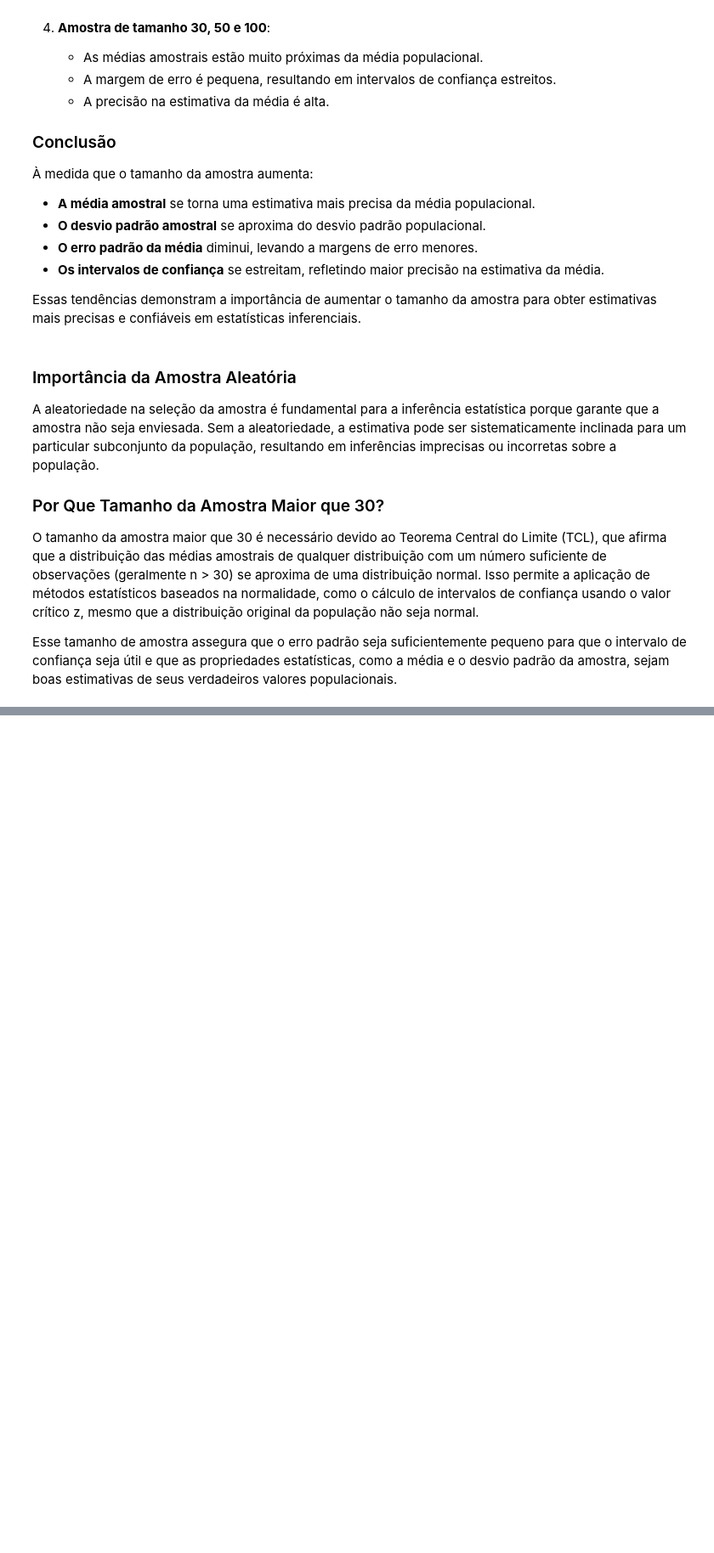
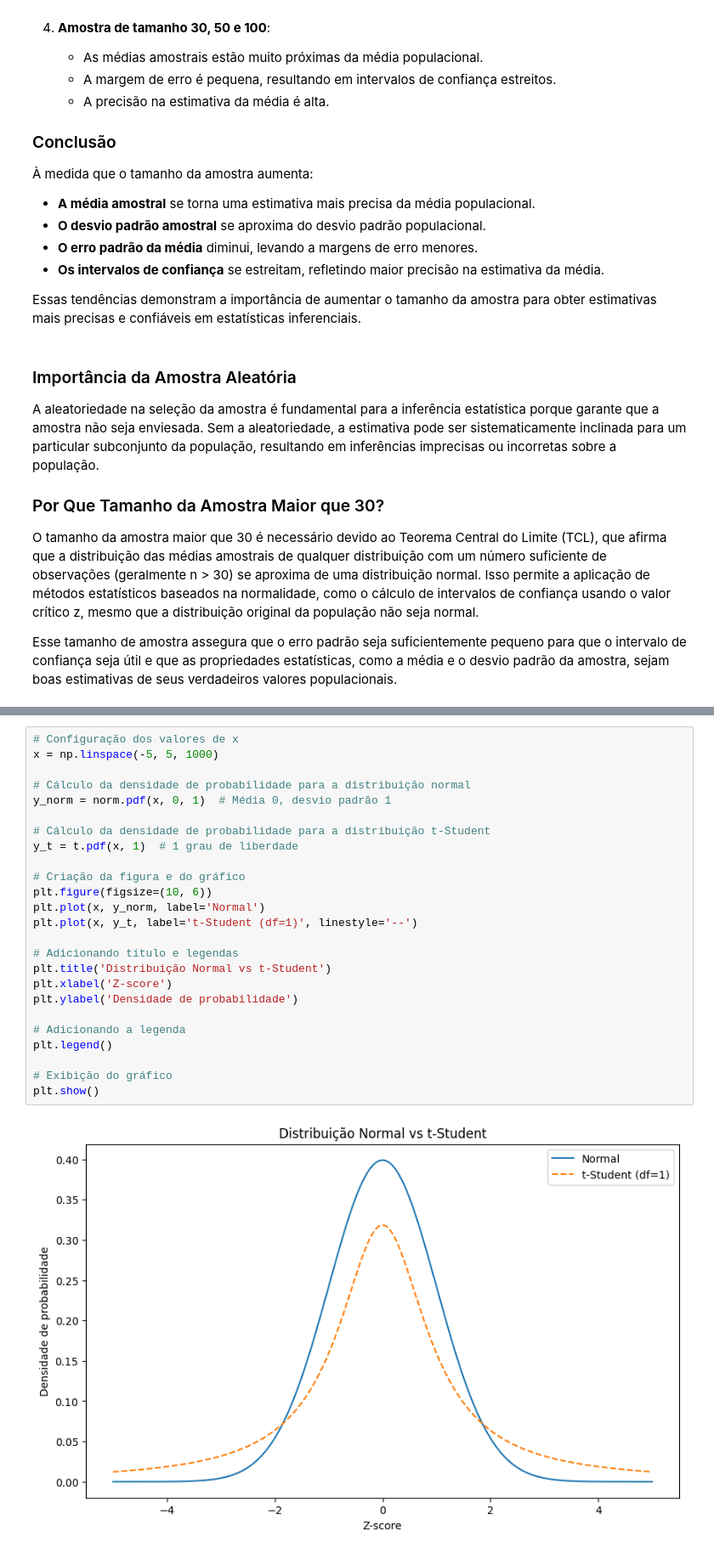
Before and after one commit to ArthurrCr/Statistic, a Jupyter notebook: Confidence_Intervals.ipynb, the cells around one changed output, grey strips where cells are left out. Shown at 85% size. Cells and saved outputs as stored; diff of their text form; blank space fills up the shorter version.

```diff
--- a/Confidence_Intervals.ipynb
+++ b/Confidence_Intervals.ipynb
@@ -176,0 +308,27 @@ Esse tamanho de amostra assegura que o erro padrão seja suficientemente pequeno
+# %%
+# Configuração dos valores de x
+x = np.linspace(-5, 5, 1000)
+
+# Cálculo da densidade de probabilidade para a distribuição normal
+y_norm = norm.pdf(x, 0, 1)  # Média 0, desvio padrão 1
+
+# Cálculo da densidade de probabilidade para a distribuição t-Student
+y_t = t.pdf(x, 1)  # 1 grau de liberdade
+
+# Criação da figura e do gráfico
+plt.figure(figsize=(10, 6))
+plt.plot(x, y_norm, label='Normal')
+plt.plot(x, y_t, label='t-Student (df=1)', linestyle='--')
+
+# Adicionando título e legendas
+plt.title('Distribuição Normal vs t-Student')
+plt.xlabel('Z-score')
+plt.ylabel('Densidade de probabilidade')
+
+# Adicionando a legenda
+plt.legend()
+
+# Exibição do gráfico
+plt.show()
+# %% [output]
+[figure, added]
```
Also changed, not shown: parts of 27 cells of this notebook.
